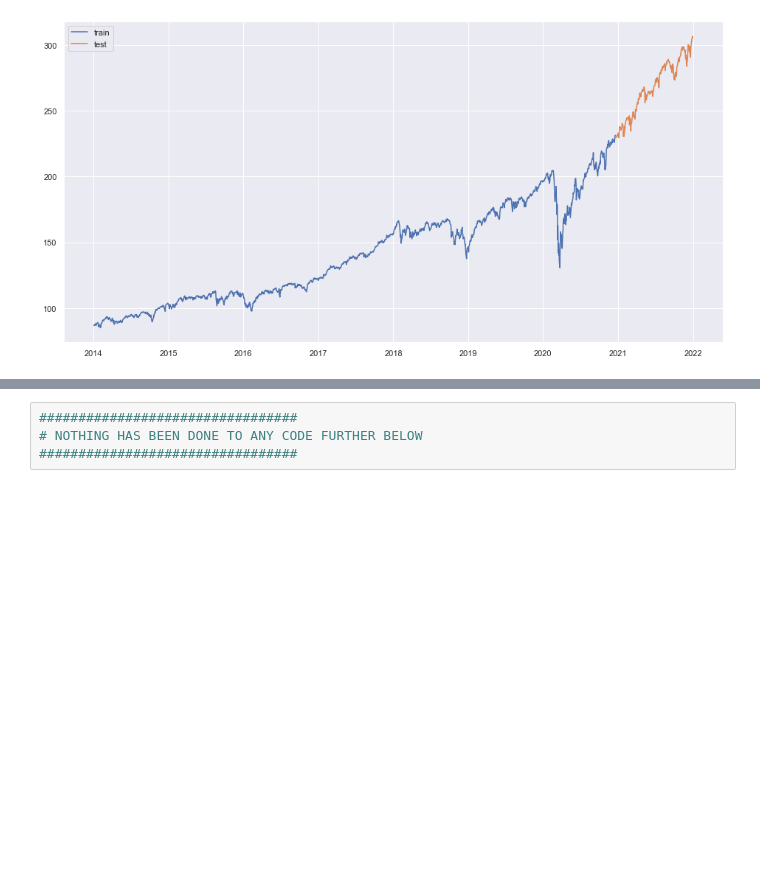
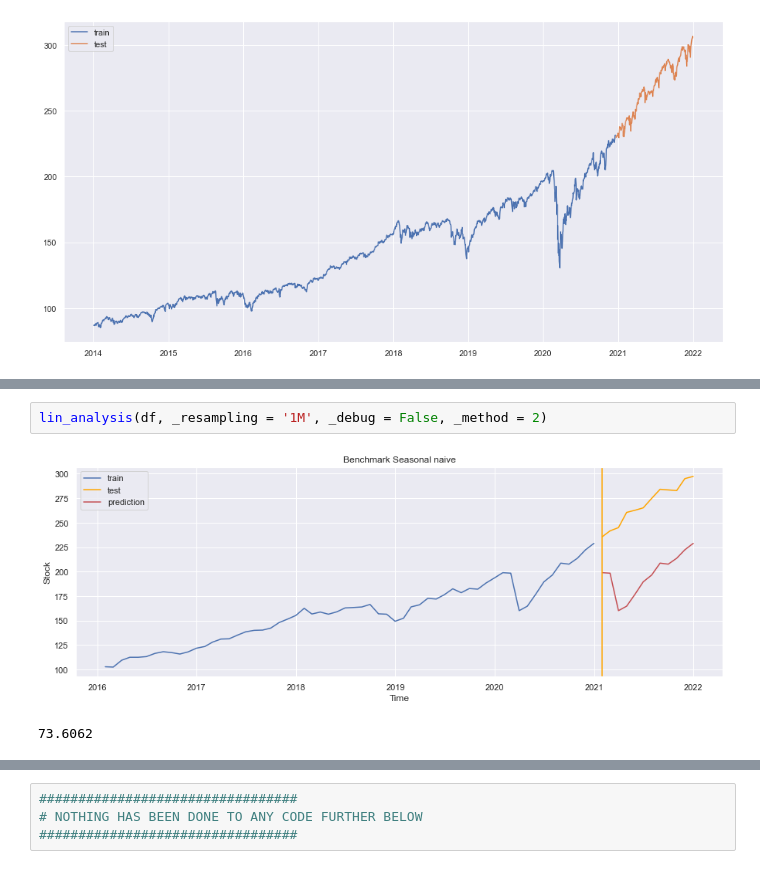
Before and after one commit to RohitRanjan1812/OPA_repo, a Jupyter notebook: 002_timeseries_prediction.ipynb, the cells around one changed output, grey strips where cells are left out. Cells and saved outputs as stored; diff of their text form; blank space fills up the shorter version.

```diff
--- a/002_timeseries_prediction.ipynb
+++ b/002_timeseries_prediction.ipynb
@@ -483,0 +496,5 @@ lin_analysis(df, _resampling = '1M', _debug = False, _method = 0)
+# %%
+lin_analysis(df, _resampling = '1M', _debug = False, _method = 2)
+# %% [output]
+[figure, added]
+73.6062
```
Also changed, not shown: parts of 23 cells of this notebook.
